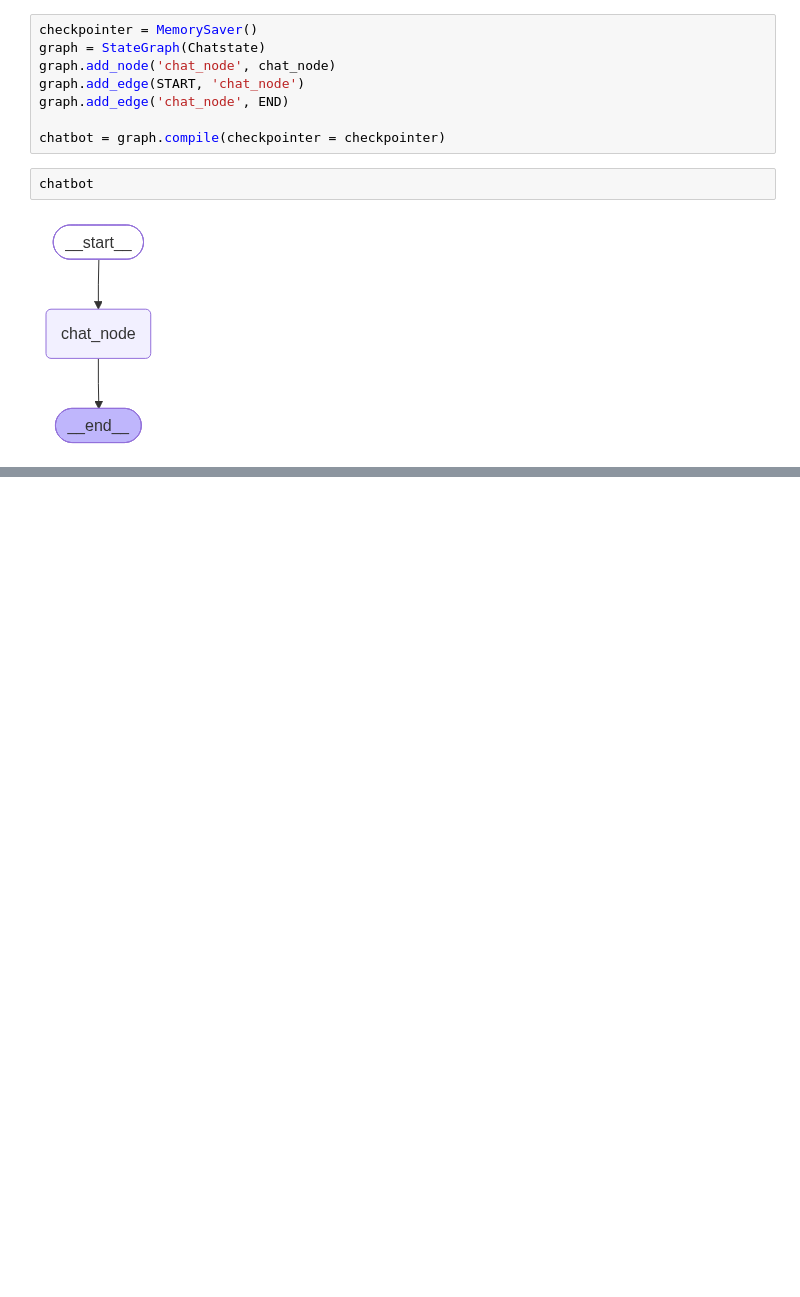
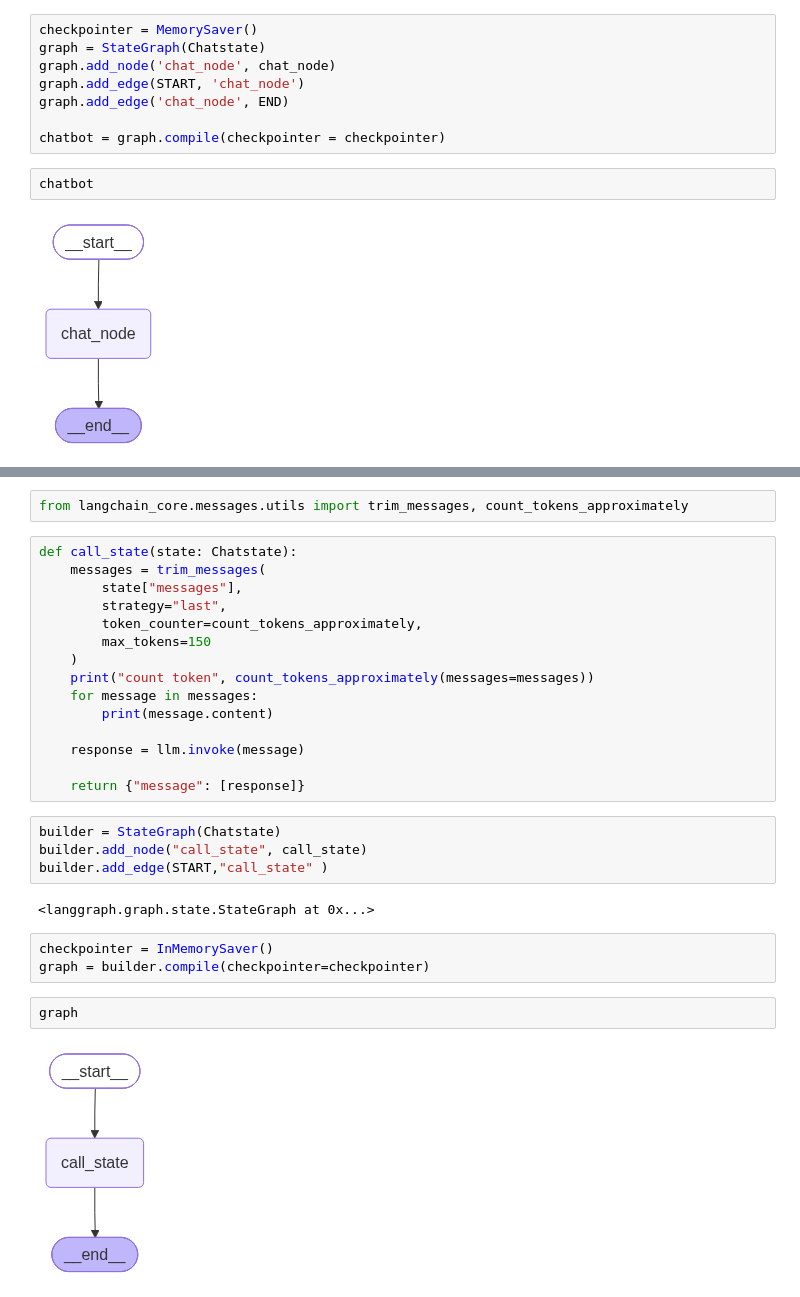
Before and after one commit to chandannafria/LangSmith, a Jupyter notebook: agentic.ipynb, the cells around one changed output, grey strips where cells are left out. Drawn from its saved outputs; the diff is of its cells as text; blank space fills up the shorter version.

Commit message:
add agentic notebook and short term memory conversation to trim messages and summarize the graph druing conversation

```diff
--- a/agentic.ipynb
+++ b/agentic.ipynb
@@ -68,0 +97,30 @@ USER.. exit
+# %%
+from langchain_core.messages.utils import trim_messages, count_tokens_approximately
+# %%
+def call_state(state: Chatstate):
+    messages = trim_messages(
+        state["messages"],
+        strategy="last",
+        token_counter=count_tokens_approximately,
+        max_tokens=150
+    )
+    print("count token", count_tokens_approximately(messages=messages))
+    for message in messages:
+        print(message.content)
+
+    response = llm.invoke(message)
+
+    return {"message": [response]}
+# %%
+builder = StateGraph(Chatstate)
+builder.add_node("call_state", call_state)
+builder.add_edge(START,"call_state" )
+# %% [output]
+<langgraph.graph.state.StateGraph at 0x...>
+# %%
+checkpointer = InMemorySaver()
+graph = builder.compile(checkpointer=checkpointer)
+# %%
+graph
+# %% [output]
+[figure, added]
```
Also changed, not shown: parts of 26 cells of this notebook.
